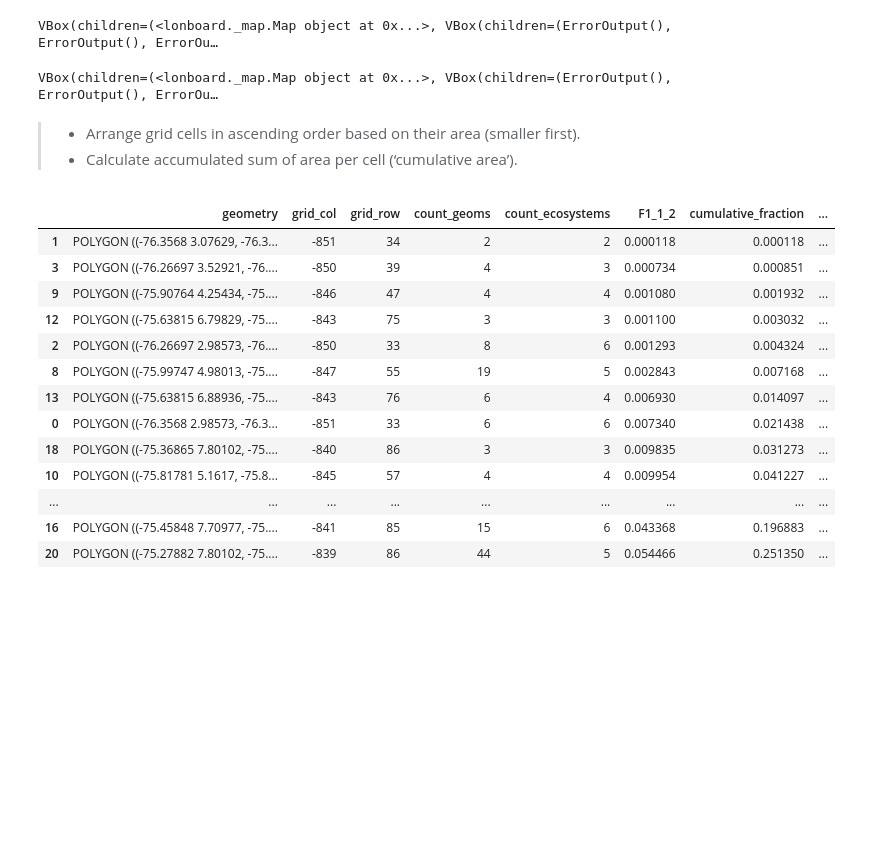
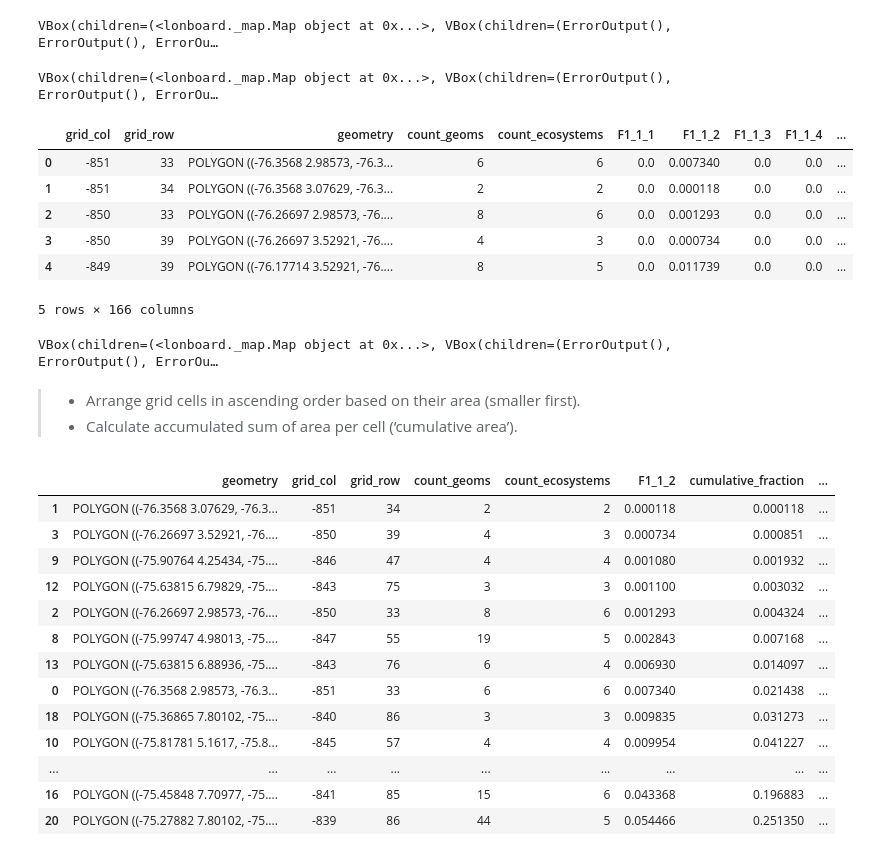
Before and after one commit to RLE-Assessment/rle-python-gee, a Jupyter notebook: examples/example_local_vector.ipynb, the cells around one changed output. Saved outputs shown, nothing was run; the diff lists cells and outputs as text; code cells hidden in the pictures; blank space fills up the shorter version.

```diff
--- a/examples/example_local_vector.ipynb
+++ b/examples/example_local_vector.ipynb
@@ -88,8 +88,12 @@ ecosystems.to_map()
 # %% [output]
 Cannot display map: Dataset has 50,160 features, exceeding max_features=1,000. Use .limit() or .filter() to reduce, increase max_features, or upload to Earth Engine for tile-based visualization.
 # %%
+from rle_python_gee.aoo import slugify_ecosystem_name
+
 # Filter ecosystems then display
-filtered = ecosystems.filter(r'T1.1.1', regex=True)
+ecosystem_code = 'F1.1.2'
+ecosystem_column = slugify_ecosystem_name(ecosystem_code)
+filtered = ecosystems.filter(ecosystem_code)
 print(f'{filtered.size()=}')
 filtered.limit(1000).to_map()
 # %% [output]
@@ -162,6 +156,28 @@ aoo_grid_filtered = aoo_grid.filter_by_ecosystem(ecosystem_code)
 aoo_grid_filtered.to_map()
 # %% [output]
 VBox(children=(<lonboard._map.Map object at 0x...>, VBox(children=(ErrorOutput(), ErrorOutput(), ErrorOu…
+# %%
+aoo_grid_filtered.grid_cells.head()
+# %% [output]
+|  | grid_col | grid_row | geometry | count_geoms | count_ecosystems | F1_1_1 | F1_1_2 | F1_1_3 | F1_1_4 | ... |
+| 0 | -851 | 33 | POLYGON ((-76.3568 2.98573, -76.3... | 6 | 6 | 0.0 | 0.007340 | 0.0 | 0.0 | ... |
+| 1 | -851 | 34 | POLYGON ((-76.3568 3.07629, -76.3... | 2 | 2 | 0.0 | 0.000118 | 0.0 | 0.0 | ... |
+| 2 | -850 | 33 | POLYGON ((-76.26697 2.98573, -76.... | 8 | 6 | 0.0 | 0.001293 | 0.0 | 0.0 | ... |
+| 3 | -850 | 39 | POLYGON ((-76.26697 3.52921, -76.... | 4 | 3 | 0.0 | 0.000734 | 0.0 | 0.0 | ... |
+| 4 | -849 | 39 | POLYGON ((-76.17714 3.52921, -76.... | 8 | 5 | 0.0 | 0.011739 | 0.0 | 0.0 | ... |
+5 rows × 166 columns
+# %%
+from matplotlib.colors import LinearSegmentedColormap
+from lonboard.colormap import apply_continuous_cmap
+
+cmap = LinearSegmentedColormap.from_list("white_red", ["white", "red"])
+values = aoo_grid_filtered.grid_cells[ecosystem_column].values
+normalized = (values - values.min()) / (values.max() - values.min())
+colors = apply_continuous_cmap(normalized, cmap)
+
+aoo_grid_filtered.to_map(get_fill_color=colors)
+# %% [output]
+VBox(children=(<lonboard._map.Map object at 0x...>, VBox(children=(ErrorOutput(), ErrorOutput(), ErrorOu…
 # %% [markdown]
 > - Arrange grid cells in ascending order based on their area (smaller first).
 > - Calculate accumulated sum of area per cell (‘cumulative area’).
```
Also changed, not shown: parts of 13 cells of this notebook, 3 other files.
